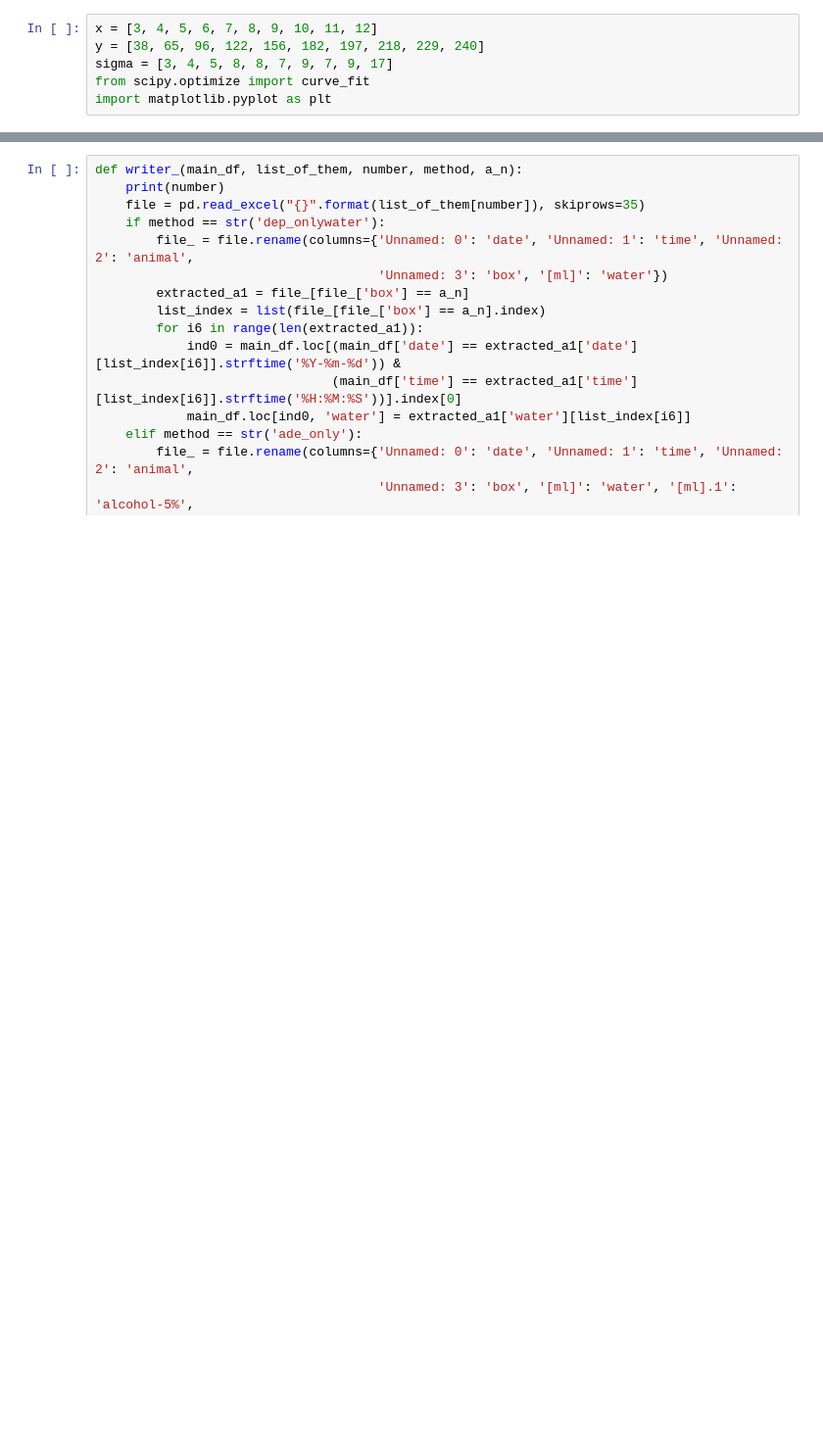
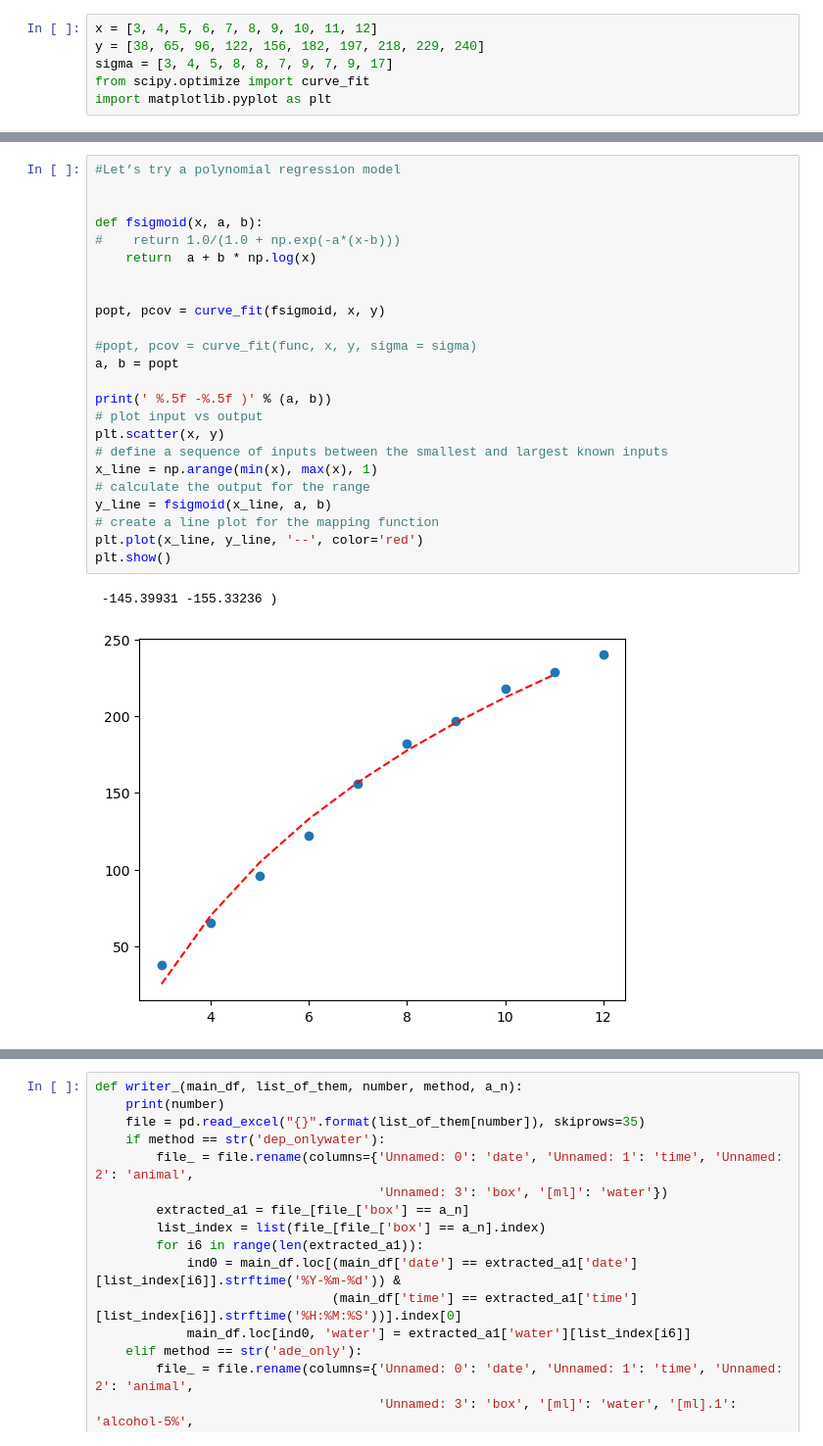
Before and after one commit to afreeentity/drinkometer_data_preparation, a Jupyter notebook: Hajime1_final.ipynb, the cells around one changed output, grey strips where cells are left out. Shown at 98% size. Saved outputs shown, nothing was run; the diff lists cells and outputs as text; blank space fills up the shorter version.

```diff
--- a/Hajime1_final.ipynb
+++ b/Hajime1_final.ipynb
@@ -136,0 +145,27 @@ y = 39.78403 * x + -1.08449 * x^2 + -73.43210
+# %%
+#Let’s try a polynomial regression model
+
+
+def fsigmoid(x, a, b):
+#    return 1.0/(1.0 + np.exp(-a*(x-b)))
+    return  a + b * np.log(x)
+
+
+popt, pcov = curve_fit(fsigmoid, x, y)
+
+#popt, pcov = curve_fit(func, x, y, sigma = sigma)
+a, b = popt
+
+print(' %.5f -%.5f )' % (a, b))
+# plot input vs output
+plt.scatter(x, y)
+# define a sequence of inputs between the smallest and largest known inputs
+x_line = np.arange(min(x), max(x), 1)
+# calculate the output for the range
+y_line = fsigmoid(x_line, a, b)
+# create a line plot for the mapping function
+plt.plot(x_line, y_line, '--', color='red')
+plt.show()
+# %% [output]
+ -145.39931 -155.33236 )
+[figure, added]
```
Also changed, not shown: parts of 13 cells of this notebook.
